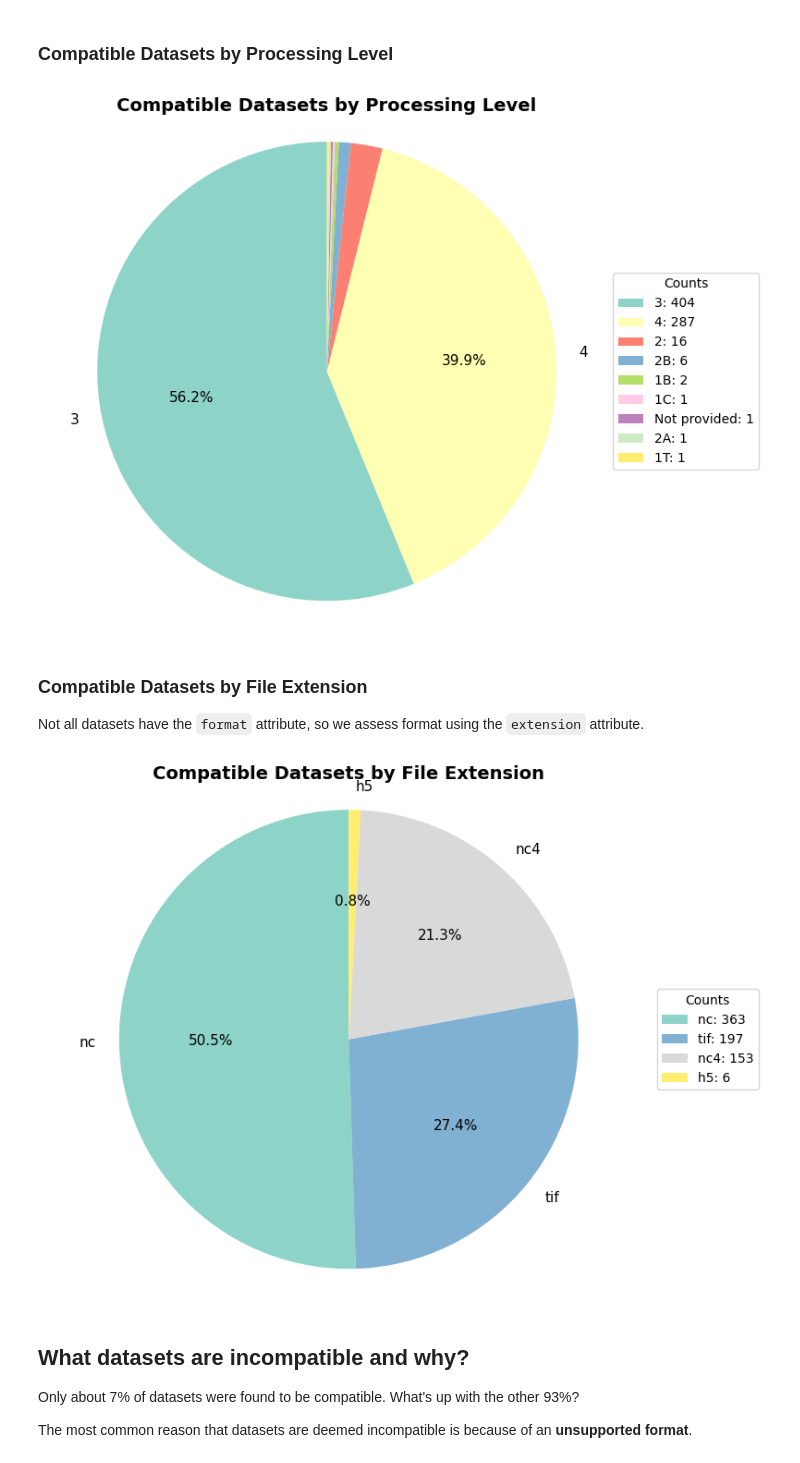
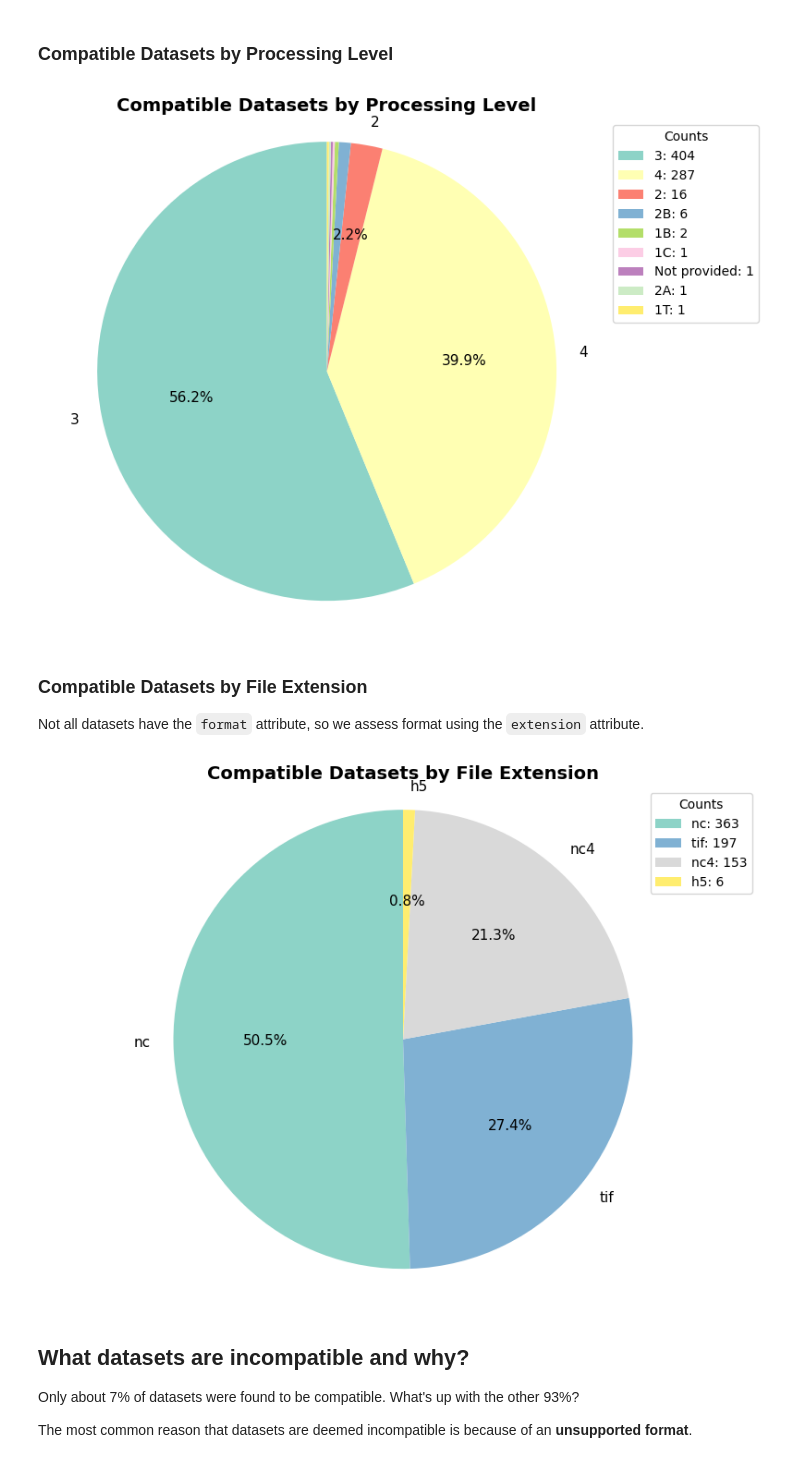
Before and after one commit to developmentseed/titiler-cmr, a Jupyter notebook: docs/compatibility/report.ipynb, the cells around one changed output. Saved outputs shown, nothing was run; the diff lists cells and outputs as text; code cells hidden in the pictures.

```diff
--- a/docs/compatibility/report.ipynb
+++ b/docs/compatibility/report.ipynb
@@ -96,14 +99,14 @@ processing_level_counts = compatible_datasets.processing_level.value_counts(
 processing_level_ids = processing_level_counts.index
 
 plotting.create_pie_chart(
-    processing_level_ids,
-    processing_level_counts,
-    "Compatible Datasets by Processing Level",
-    True,
-    top_n=2,
+    labels=processing_level_ids,
+    sizes=processing_level_counts,
+    title="Compatible Datasets by Processing Level",
+    legend=True,
+    top_n=3,
 )
 # %% [output]
-[figure, old version]
+[figure, new version]
 # %% [markdown]
 ### Compatible Datasets by File Extension
 
@@ -111,12 +114,15 @@ Not all datasets have the `format` attribute, so we assess format using the `ext
 # %%
 extension_counts = compatible_datasets.extension.value_counts(dropna=False)
 extension_names = extension_counts.index
 
 plotting.create_pie_chart(
-    extension_names, extension_counts, "Compatible Datasets by File Extension", True
+    labels=extension_names,
+    sizes=extension_counts,
+    title="Compatible Datasets by File Extension",
+    legend=True,
 )
 # %% [output]
-[figure, old version]
+[figure, new version]
 # %% [markdown]
 ## What datasets are incompatible and why?
 
```
Also changed, not shown: parts of 6 cells of this notebook.
